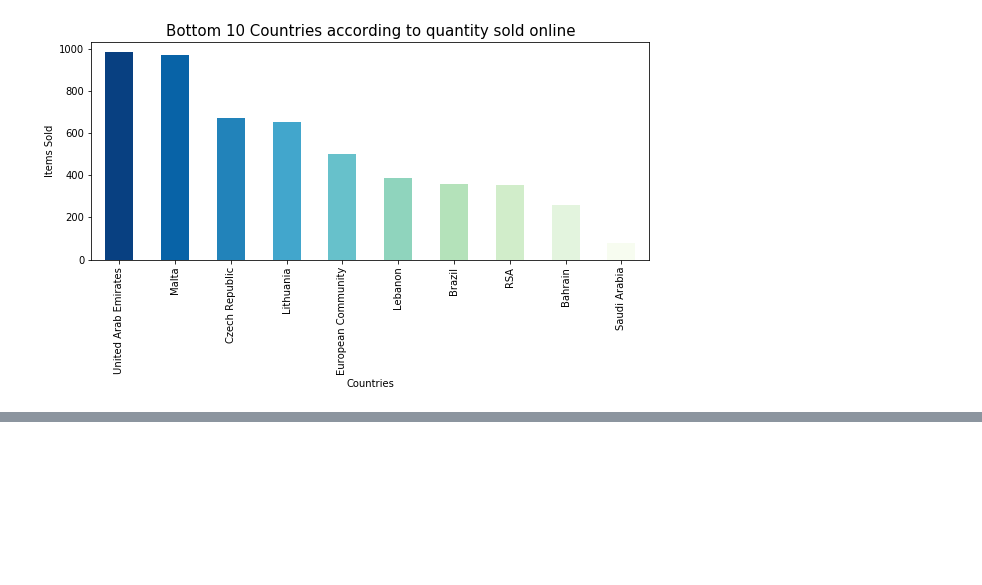
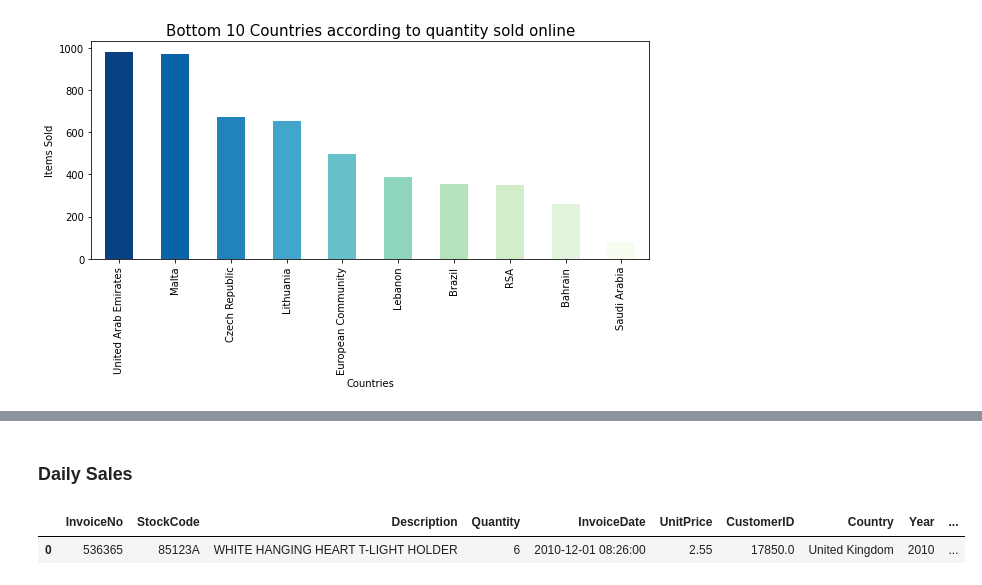
Before and after one commit to sheetalbongale/Retail-Time-Series-Analysis-and-Forecasting, a Jupyter notebook: 01_EDA_and_Feature_Engineering.ipynb, the cells around one changed output, grey strips where cells are left out. Cells and saved outputs as stored; diff of their text form; code cells hidden in the pictures; blank space fills up the shorter version.

```diff
--- a/01_EDA_and_Feature_Engineering.ipynb
+++ b/01_EDA_and_Feature_Engineering.ipynb
@@ -253,0 +361,8 @@ plt.show()
+# %% [markdown]
+### Daily Sales
+# %%
+df['Total_Sales'] = df['Quantity'] * df['UnitPrice']
+df.head(1)
+# %% [output]
+|  | InvoiceNo | StockCode | Description | Quantity | InvoiceDate | UnitPrice | CustomerID | Country | Year | ... |
+| 0 | 536365 | 85123A | WHITE HANGING HEART T-LIGHT HOLDER | 6 | 2010-12-01 08:26:00 | 2.55 | 17850.0 | United Kingdom | 2010 | ... |
```
Also changed, not shown: parts of 18 cells of this notebook, 2 other files.
